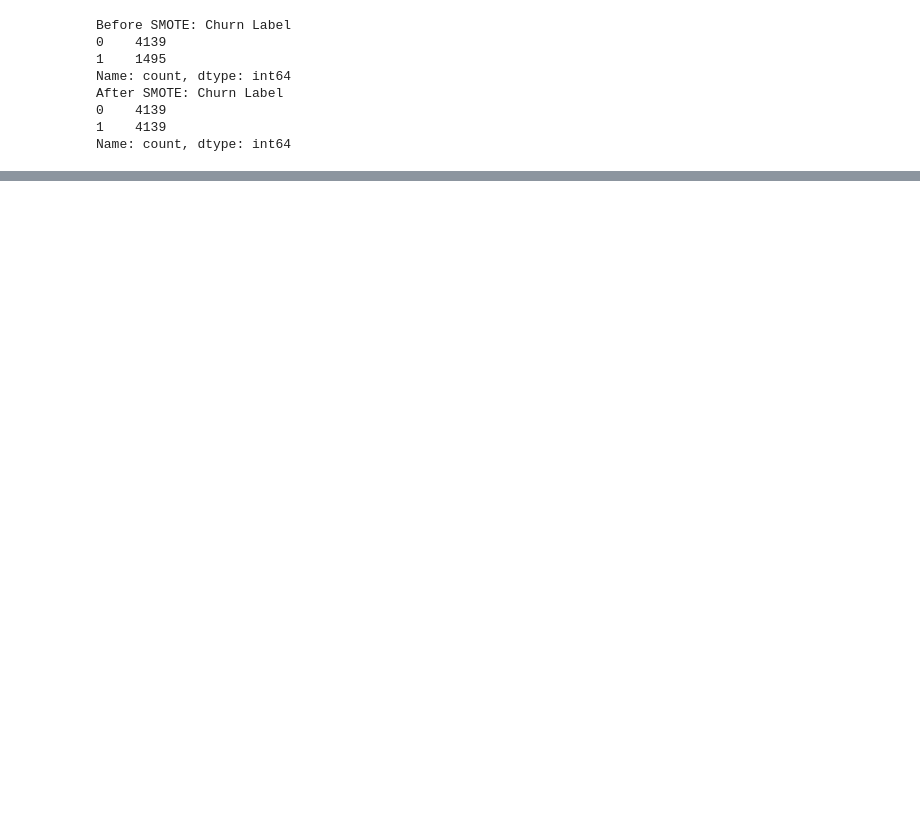
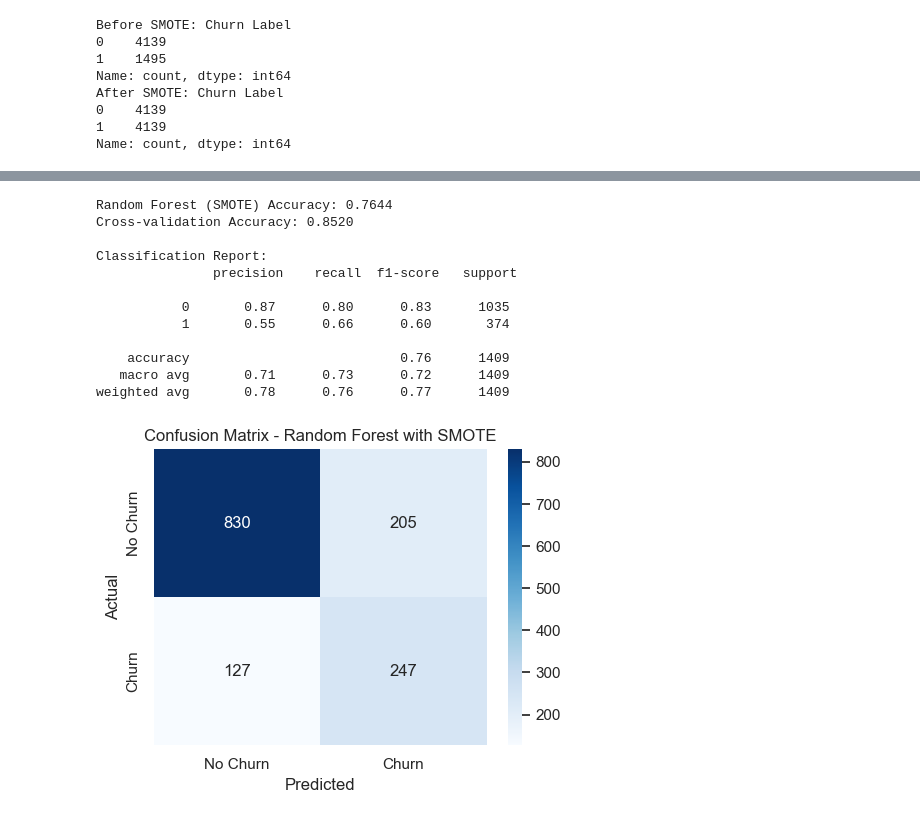
Before and after one commit to amharringthon/IBM-Telco-Churn-Prediction, a Jupyter notebook: Telecom_Churn_EDA_Model.ipynb, the cells around one changed output, grey strips where cells are left out. Drawn from its saved outputs; the diff is of its cells as text; code cells hidden in the pictures; blank space fills up the shorter version.

```diff
--- a/Telecom_Churn_EDA_Model.ipynb
+++ b/Telecom_Churn_EDA_Model.ipynb
@@ -1027,0 +968,80 @@ weighted avg       0.78      0.77      0.77      1409
+# %%
+from imblearn.over_sampling import SMOTE
+from sklearn.ensemble import RandomForestClassifier
+from sklearn.model_selection import cross_val_score
+from sklearn.metrics import accuracy_score, classification_report, confusion_matrix, roc_auc_score, roc_curve
+import matplotlib.pyplot as plt
+import seaborn as sns
+import numpy as np
+import pandas as pd
+
+# Apply SMOTE to balance the dataset
+smote = SMOTE(random_state=42)
+X_resampled_rf, y_resampled_rf = smote.fit_resample(X_train, y_train)
+
+# Initialize and train the model
+rf_smote_model = RandomForestClassifier(n_estimators=100, random_state=42)
+rf_smote_model.fit(X_resampled_rf, y_resampled_rf)
+
+# Predictions
+y_pred_rf_smote = rf_smote_model.predict(X_test)
+y_proba_rf_smote = rf_smote_model.predict_proba(X_test)[:, 1]  # For ROC curve
+
+# Cross-validation scores (5-fold CV)
+cv_scores_rf_smote = cross_val_score(rf_smote_model, X_resampled_rf, y_resampled_rf, cv=5, scoring='accuracy')
+cv_mean_rf_smote = np.mean(cv_scores_rf_smote)
+
+# Evaluation metrics
+accuracy_rf_smote = accuracy_score(y_test, y_pred_rf_smote)
+print(f"Random Forest (SMOTE) Accuracy: {accuracy_rf_smote:.4f}")
+print(f"Cross-validation Accuracy: {cv_mean_rf_smote:.4f}")  # Display CV score
+print("\nClassification Report:\n", classification_report(y_test, y_pred_rf_smote))
+
+# Confusion matrix
+plt.figure(figsize=(5, 4))
+sns.heatmap(confusion_matrix(y_test, y_pred_rf_smote), annot=True, fmt='d', cmap='Blues',
+            xticklabels=["No Churn", "Churn"], yticklabels=["No Churn", "Churn"])
+plt.xlabel("Predicted")
+plt.ylabel("Actual")
+plt.title("Confusion Matrix - Random Forest with SMOTE")
+plt.tight_layout()
+plt.show()
+
+# ROC Curve
+fpr_rf_smote, tpr_rf_smote, thresholds_rf_smote = roc_curve(y_test, y_proba_rf_smote)
+plt.figure(figsize=(6, 4))
+plt.plot(fpr_rf_smote, tpr_rf_smote, label=f"ROC Curve (AUC = {roc_auc_score(y_test, y_proba_rf_smote):.2f})")
+plt.plot([0, 1], [0, 1], linestyle="--", color="gray")
+plt.xlabel("False Positive Rate")
+plt.ylabel("True Positive Rate")
+plt.title("ROC Curve - Random Forest with SMOTE")
+plt.legend()
+plt.tight_layout()
+plt.show()
+
+# Feature importance
+feature_importance_rf_smote = rf_smote_model.feature_importances_
+feature_df_rf_smote = pd.DataFrame({'Feature': X.columns, 'Importance': feature_importance_rf_smote})
+feature_df_rf_smote = feature_df_rf_smote.sort_values(by='Importance', ascending=False)
+
+# Plot top 15 most important features
+plt.figure(figsize=(10, 6))
+sns.barplot(x="Importance", y="Feature", data=feature_df_rf_smote.head(15), palette="coolwarm")
+plt.title("Top 15 Most Important Features - Random Forest with SMOTE")
+plt.xlabel("Feature Importance Score")
+plt.tight_layout()
+plt.show()
+# %% [output]
+Random Forest (SMOTE) Accuracy: 0.7644
+Cross-validation Accuracy: 0.8520
+
+Classification Report:
+               precision    recall  f1-score   support
+
+           0       0.87      0.80      0.83      1035
+           1       0.55      0.66      0.60       374
+
+    accuracy                           0.76      1409
+   macro avg       0.71      0.73      0.72      1409
+weighted avg       0.78      0.76      0.77      1409
+[figure, added]
```
Also changed, not shown: parts of 71 cells of this notebook, 1 other file.
